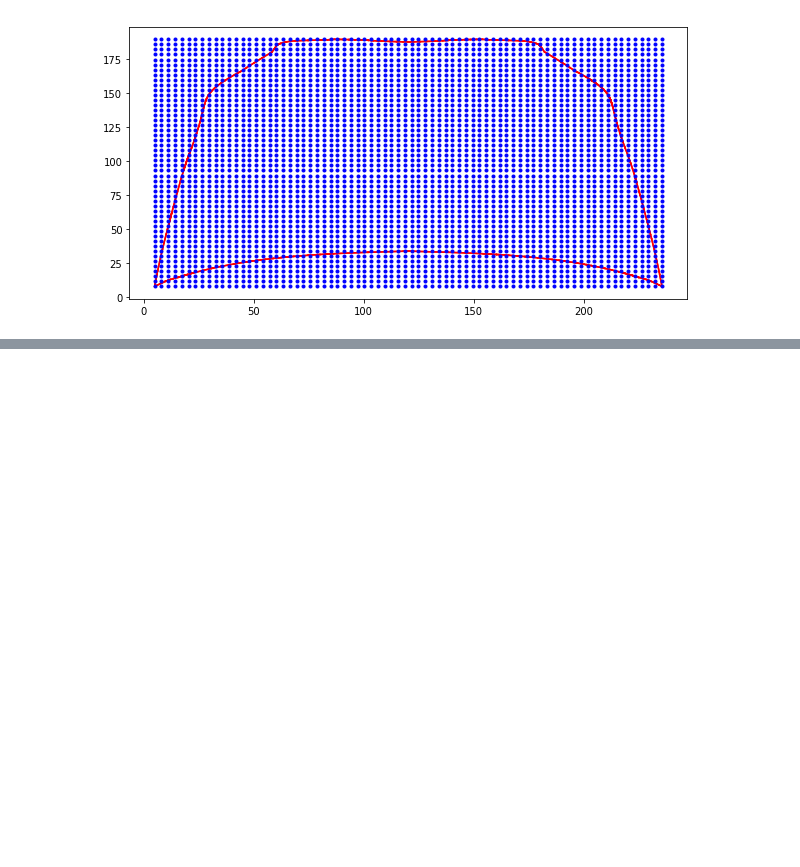
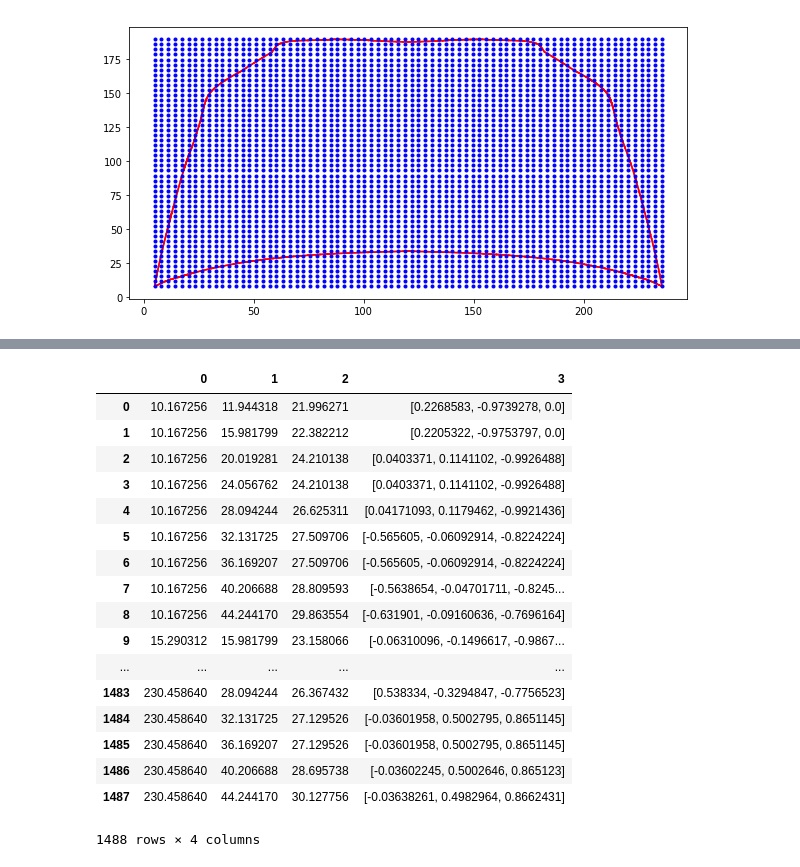
Before and after one commit to fostiropoulos/2dToolPathPlanning, a Jupyter notebook: PathPlanningResearch.ipynb, the cells around one changed output, grey strips where cells are left out. Drawn from its saved outputs; the diff is of its cells as text; code cells hidden in the pictures; blank space fills up the shorter version.

```diff
--- a/PathPlanningResearch.ipynb
+++ b/PathPlanningResearch.ipynb
@@ -431,0 +575,21 @@ for x in np.linspace(x_min, x_max,num_x):
+# %%
+_grid
+# %% [output]
+|  | 0 | 1 | 2 | 3 |
+| 0 | 10.167256 | 11.944318 | 21.996271 | [0.2268583, -0.9739278, 0.0] |
+| 1 | 10.167256 | 15.981799 | 22.382212 | [0.2205322, -0.9753797, 0.0] |
+| 2 | 10.167256 | 20.019281 | 24.210138 | [0.0403371, 0.1141102, -0.9926488] |
+| 3 | 10.167256 | 24.056762 | 24.210138 | [0.0403371, 0.1141102, -0.9926488] |
+| 4 | 10.167256 | 28.094244 | 26.625311 | [0.04171093, 0.1179462, -0.9921436] |
+| 5 | 10.167256 | 32.131725 | 27.509706 | [-0.565605, -0.06092914, -0.8224224] |
+| 6 | 10.167256 | 36.169207 | 27.509706 | [-0.565605, -0.06092914, -0.8224224] |
+| 7 | 10.167256 | 40.206688 | 28.809593 | [-0.5638654, -0.04701711, -0.8245... |
+| 8 | 10.167256 | 44.244170 | 29.863554 | [-0.631901, -0.09160636, -0.7696164] |
+| 9 | 15.290312 | 15.981799 | 23.158066 | [-0.06310096, -0.1496617, -0.9867... |
+| ... | ... | ... | ... | ... |
+| 1483 | 230.458640 | 28.094244 | 26.367432 | [0.538334, -0.3294847, -0.7756523] |
+| 1484 | 230.458640 | 32.131725 | 27.129526 | [-0.03601958, 0.5002795, 0.8651145] |
+| 1485 | 230.458640 | 36.169207 | 27.129526 | [-0.03601958, 0.5002795, 0.8651145] |
+| 1486 | 230.458640 | 40.206688 | 28.695738 | [-0.03602245, 0.5002646, 0.865123] |
+| 1487 | 230.458640 | 44.244170 | 30.127756 | [-0.03638261, 0.4982964, 0.8662431] |
+1488 rows × 4 columns
```
Also changed, not shown: parts of 10 cells of this notebook.
